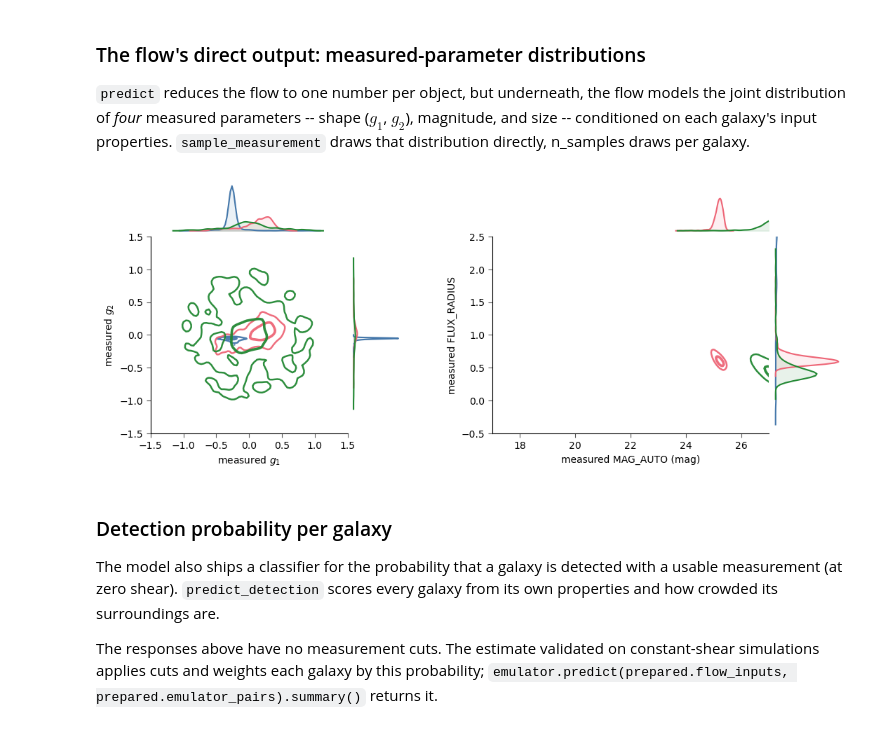
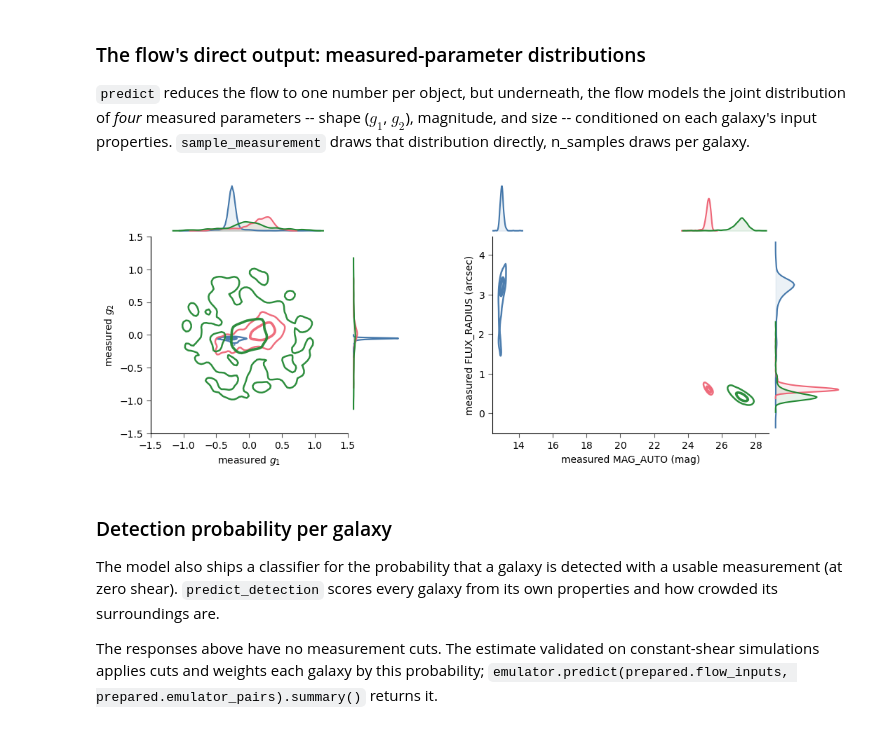
Before and after one commit to zhangzzk/SBSI, a Jupyter notebook: examples/sbsi_api_tutorial.ipynb, the cells around one changed output. Drawn from its saved outputs; the diff is of its cells as text; code cells hidden in the pictures.

```diff
--- a/examples/sbsi_api_tutorial.ipynb
+++ b/examples/sbsi_api_tutorial.ipynb
@@ -317,37 +317,35 @@ phot, _, _ = phot_axes
 
 shape.set(
     xlabel=r"measured $g_1$",
     ylabel=r"measured $g_2$",
     xlim=(-1.5, 1.5),
     ylim=(-1.5, 1.5),
     aspect="equal",
 )
 
 phot.set(
     xlabel="measured MAG_AUTO (mag)",
-    ylabel="measured FLUX_RADIUS",
-    xlim=(17, 27),
-    ylim=(-0.5, 2.5),
+    ylabel="measured FLUX_RADIUS (arcsec)",
 )
 
 for ax in (shape, phot):
     ax.spines[["top", "right"]].set_visible(False)
     ax.tick_params(
         direction="out",
         length=4,
         color="0.35",
     )
 
 fig.subplots_adjust(
     left=0.07,
     right=0.95,
     bottom=0.14,
     top=0.80,
 )
 
 plt.show()
 # %% [output]
-[figure, old version]
+[figure, new version]
 # %% [markdown]
 ### Detection probability per galaxy
 
```
Also changed, not shown: parts of 2 cells of this notebook, 17 other files.
